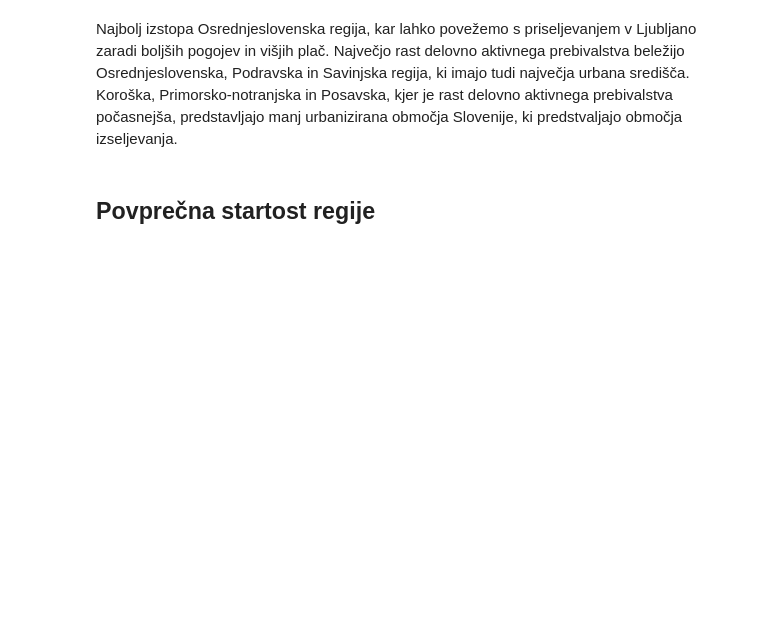
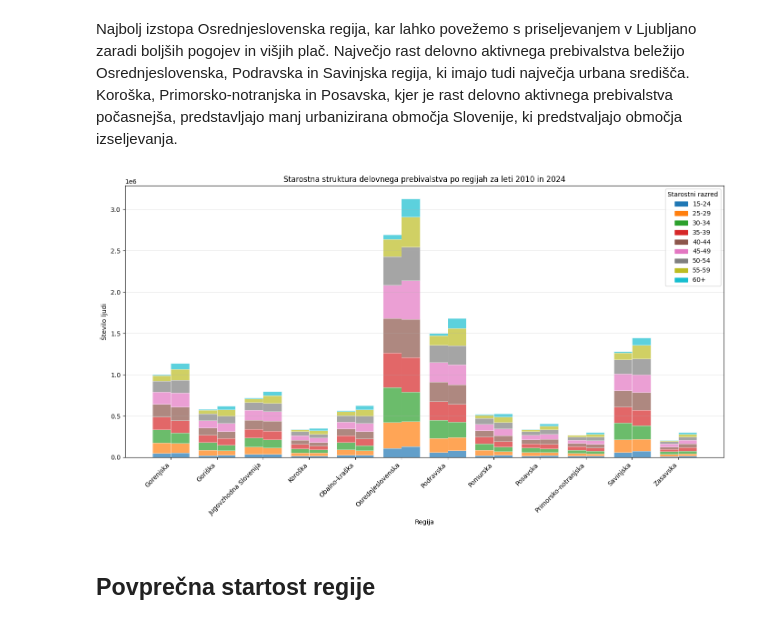
Before and after one commit to nirinja/PR259, a Jupyter notebook: koda/koda.ipynb, the cells around one changed output. Drawn from its saved outputs; the diff is of its cells as text; code cells hidden in the pictures; blank space fills up the shorter version.

```diff
--- a/koda/koda.ipynb
+++ b/koda/koda.ipynb
@@ -50,7 +56,7 @@ Graf prikazije, da se število aktivnega delavnega prebivalstva veča.
 fig, axs = plt.subplots(1, 2, figsize=(20, 7))
 
 # Črtni graf – vse starostne skupine
-grouped = data.groupby(['YEAR', 'STAROSTNI RAZRED'])['DATA'].sum().unstack()
+grouped = data_delo.groupby(['YEAR', 'STAROSTNI RAZRED'])['DATA'].sum().unstack()
 grouped.index = grouped.index.astype(int)
 grouped = grouped.sort_index()
 
@@ -64,7 +70,7 @@ axs[0].legend(title='Starostni razred', bbox_to_anchor=(1.05, 1), loc='upper lef
 axs[0].grid(True, color='gray', linestyle='--', linewidth=0.5, alpha=0.4)
 
 # Stolpčni graf – samo skupini 55–59 in 60+
-age_groups = data[data['STAROSTNI RAZRED'].isin(['55-59', '60+'])]
+age_groups = data_delo[data_delo['STAROSTNI RAZRED'].isin(['55-59', '60+'])]
 age_group_yearly_data = age_groups.groupby(['YEAR', 'STAROSTNI RAZRED'])['DATA'].sum().unstack()
 
 age_group_yearly_data.plot(kind='bar', stacked=False, ax=axs[1], color=['skyblue', 'green'])
@@ -114,6 +120,44 @@ plt.show()
 [figure]
 # %% [markdown]
 Najbolj izstopa Osrednjeslovenska regija, kar lahko povežemo s priseljevanjem v Ljubljano zaradi boljših pogojev in višjih plač. Največjo rast delovno aktivnega prebivalstva beležijo Osrednjeslovenska, Podravska in Savinjska regija, ki imajo tudi največja urbana središča. Koroška, Primorsko-notranjska in Posavska, kjer je rast delovno aktivnega prebivalstva počasnejša, predstavljajo manj urbanizirana območja Slovenije, ki predstvaljajo območja izseljevanja.
+# %%
+data_2010 = data_delo[(data_delo['YEAR'] == '2010') & (data_delo['STATISTIČNA REGIJA'] != 'SLOVENIJA')]
+data_2024 = data_delo[(data_delo['YEAR'] == '2024') & (data_delo['STATISTIČNA REGIJA'] != 'SLOVENIJA')]
+
+data_2010_grouped = data_2010.groupby(['STATISTIČNA REGIJA', 'STAROSTNI RAZRED'])['DATA'].sum().unstack(fill_value=0)
+data_2024_grouped = data_2024.groupby(['STATISTIČNA REGIJA', 'STAROSTNI RAZRED'])['DATA'].sum().unstack(fill_value=0)
+
+age_groups = data_2010_grouped.columns
+colors = plt.get_cmap("tab10", len(age_groups))
+fig, ax = plt.subplots(figsize=(14, 8))
+bar_width = 0.4
+x = np.arange(len(data_2010_grouped))
+
+bottom_2010 = np.zeros(len(data_2010_grouped))
+bottom_2024 = np.zeros(len(data_2024_grouped))
+
+for i, age_group in enumerate(age_groups):
+    ax.bar(x - bar_width/2, data_2010_grouped[age_group], width=bar_width,
+           label=age_group if i == 0 else "", bottom=bottom_2010, color=colors(i), alpha=0.7, edgecolor='white', linewidth=0.5),
+    ax.bar(x + bar_width/2, data_2024_grouped[age_group], width=bar_width,
+           bottom=bottom_2024, color=colors(i), alpha=0.7, edgecolor='white', linewidth=0.5)
+    bottom_2010 += data_2010_grouped[age_group]
+    bottom_2024 += data_2024_grouped[age_group]
+
+ax.set_xlabel('Regija')
+ax.set_ylabel('Število ljudi')
+ax.set_title('Starostna struktura delovnega prebivalstva po regijah za leti 2010 in 2024')
+ax.set_xticks(x)
+ax.set_xticklabels(data_2010_grouped.index, rotation=45, ha='right')
+ax.grid(axis='y', linewidth=0.5, alpha=0.5)
+
+legend_handles = [plt.Rectangle((0, 0), 1, 1, color=colors(i)) for i in range(len(age_groups))]
+ax.legend(legend_handles, age_groups, title='Starostni razred')
+
+plt.tight_layout()
+plt.show()
+# %% [output]
+[figure, added]
 # %% [markdown]
 ## Povprečna startost regije
 # %%
```
Also changed, not shown: parts of 5 cells of this notebook, 3 other files.
